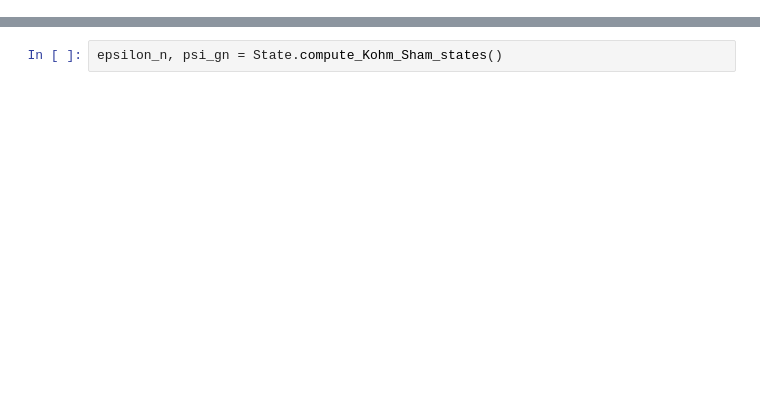
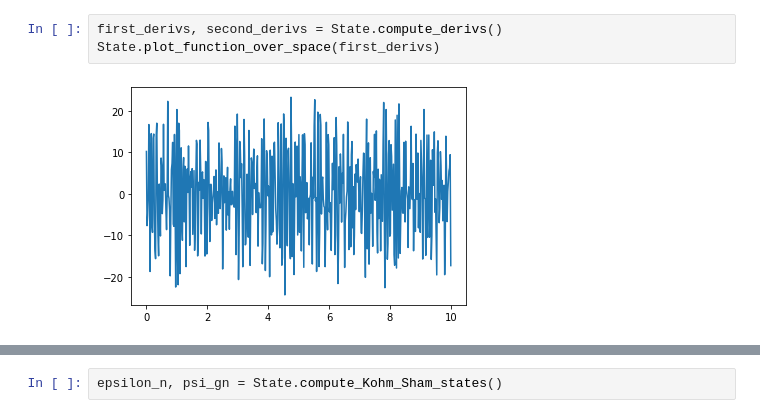
Before and after one commit to dylanh05/pyDFT, a Jupyter notebook: 1DDFT.ipynb, the cells around one changed output, grey strips where cells are left out. Saved outputs shown, nothing was run; the diff lists cells and outputs as text; blank space fills up the shorter version.

```diff
--- a/1DDFT.ipynb
+++ b/1DDFT.ipynb
@@ -137,0 +161,5 @@ first_derivs, second_derivs = State.compute_derivs(x)
+# %%
+first_derivs, second_derivs = State.compute_derivs()
+State.plot_function_over_space(first_derivs)
+# %% [output]
+[figure, added]
```
Also changed, not shown: parts of 18 cells of this notebook.
